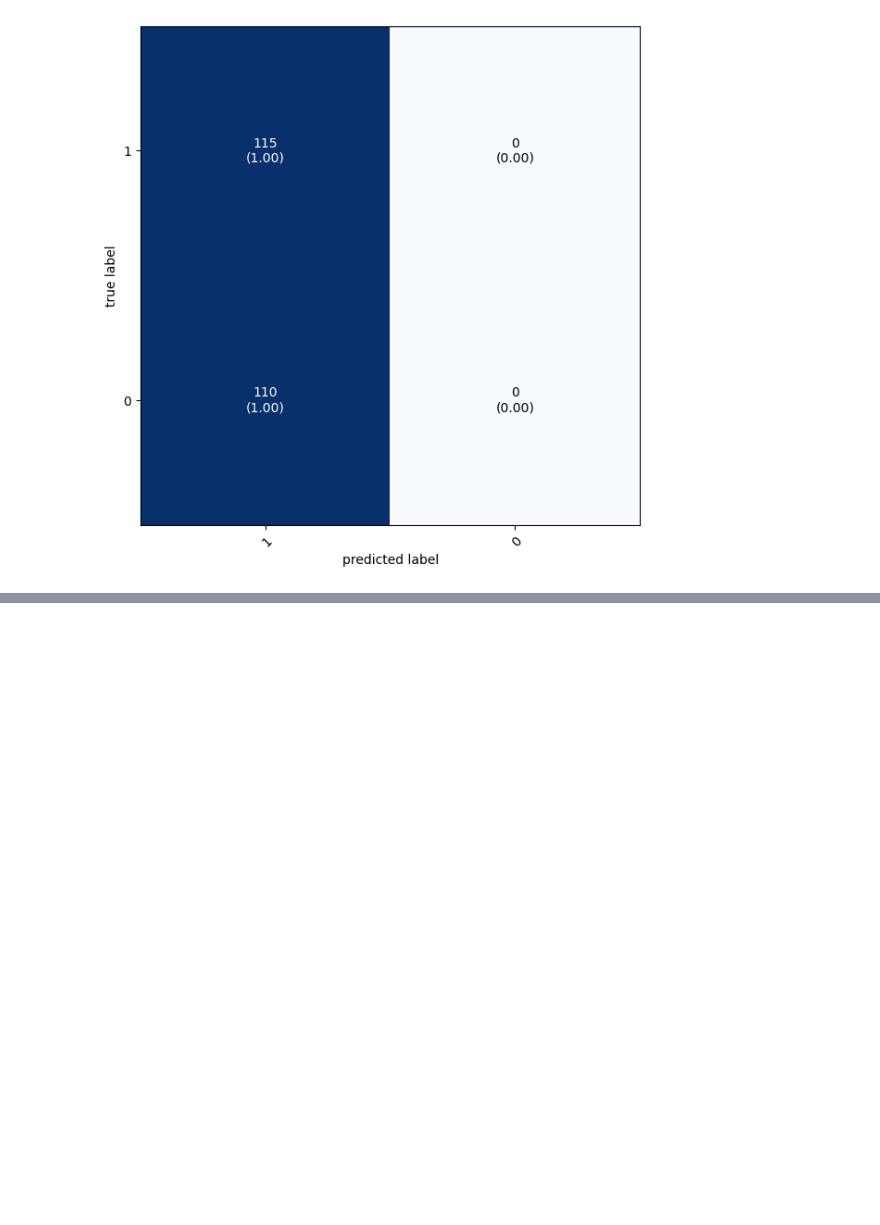
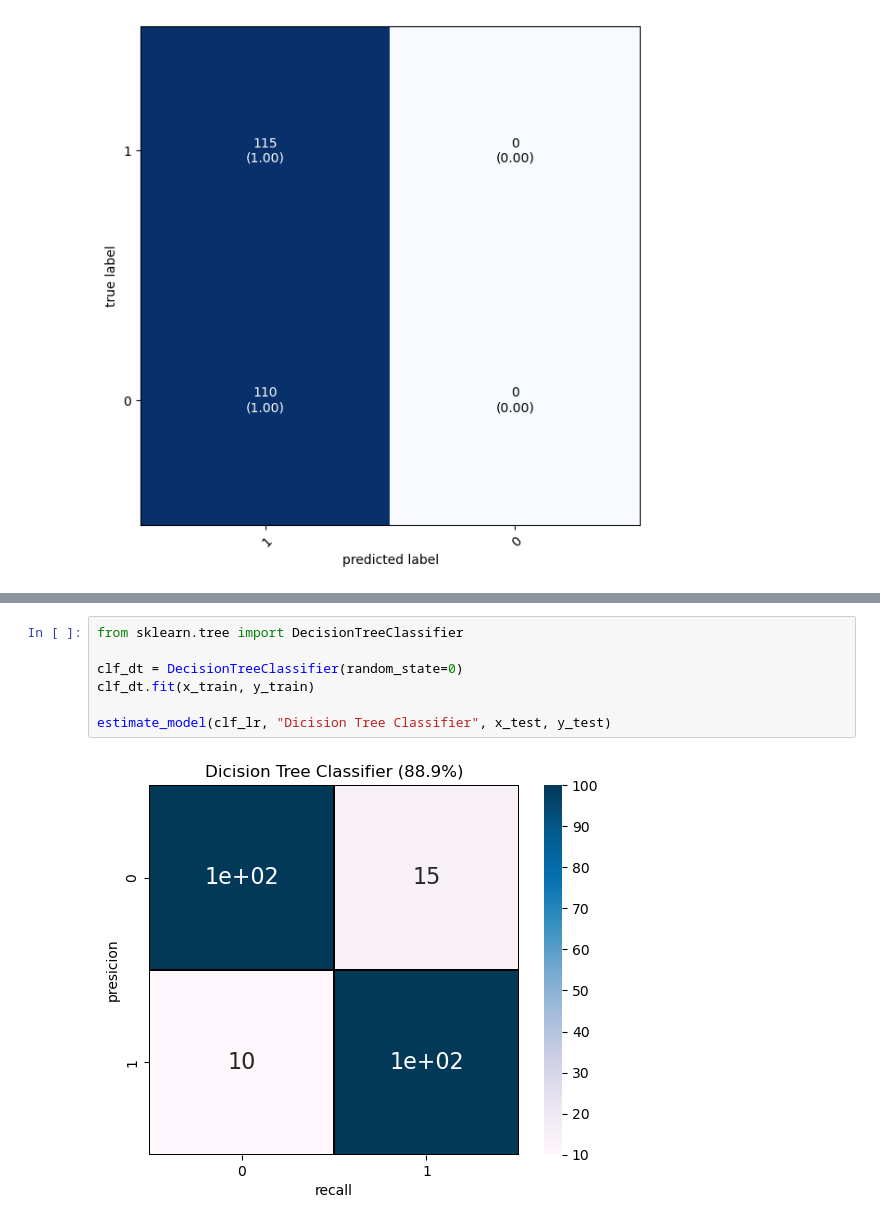
Before and after one commit to wkdguswo16/02_0915_Raisin, a Jupyter notebook: Raisin.ipynb, the cells around one changed output, grey strips where cells are left out. Saved outputs shown, nothing was run; the diff lists cells and outputs as text; blank space fills up the shorter version.

```diff
--- a/Raisin.ipynb
+++ b/Raisin.ipynb
@@ -133,0 +176,9 @@ plt.show()
+# %%
+from sklearn.tree import DecisionTreeClassifier
+
+clf_dt = DecisionTreeClassifier(random_state=0)
+clf_dt.fit(x_train, y_train)
+
+estimate_model(clf_lr, "Dicision Tree Classifier", x_test, y_test)
+# %% [output]
+[figure, added]
```
Also changed, not shown: parts of 11 cells of this notebook.
